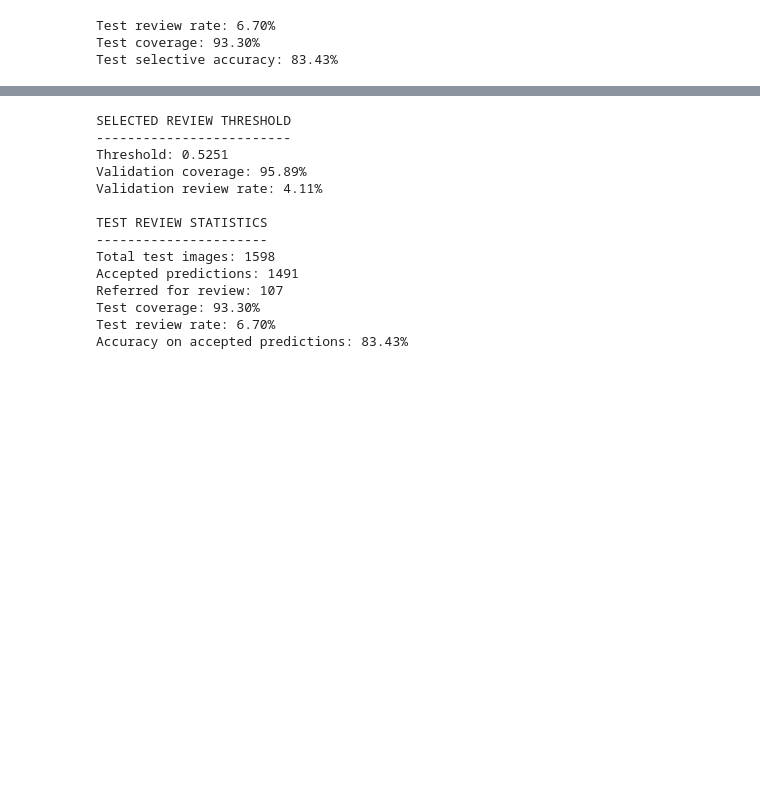
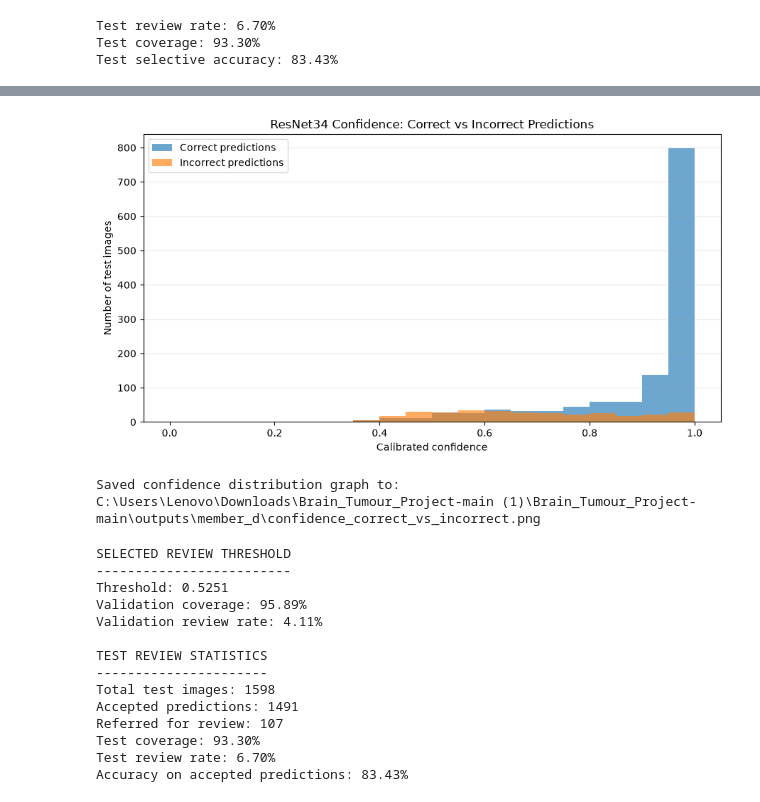
Before and after one commit to Tej876/Brain_Tumour_Project, a Jupyter notebook: notebooks/05_Member_D_Confidence_Evaluation.ipynb, the cells around one changed output, grey strips where cells are left out. Cells and saved outputs as stored; diff of their text form; code cells hidden in the pictures; blank space fills up the shorter version.

Commit message:
Add Member D confidence evaluation and graphs

```diff
--- a/notebooks/05_Member_D_Confidence_Evaluation.ipynb
+++ b/notebooks/05_Member_D_Confidence_Evaluation.ipynb
@@ -537,3 +612,55 @@ Saved review warnings successfully.
+# %%
+
+# MEMBER D: CONFIDENCE DISTRIBUTION FOR CORRECT VS INCORRECT PREDICTIONS
+
+import matplotlib.pyplot as plt
+import numpy as np
+
+# Determine whether each ResNet34 prediction is correct
+correct_mask = (
+    resnet["label"].to_numpy()
+    == resnet["predicted_label"].to_numpy()
+)
+
+# Separate calibrated confidence scores
+correct_confidence = test_conf[correct_mask]
+incorrect_confidence = test_conf[~correct_mask]
+
+# Plot the distributions
+plt.figure(figsize=(9, 5))
+
+plt.hist(
+    correct_confidence,
+    bins=np.linspace(0, 1, 21),
+    alpha=0.65,
+    label="Correct predictions"
+)
+
+plt.hist(
+    incorrect_confidence,
+    bins=np.linspace(0, 1, 21),
+    alpha=0.65,
+    label="Incorrect predictions"
+)
+
+plt.xlabel("Calibrated confidence")
+plt.ylabel("Number of test images")
+plt.title("ResNet34 Confidence: Correct vs Incorrect Predictions")
+plt.legend()
+plt.grid(axis="y", alpha=0.25)
+plt.tight_layout()
+
+# Save the graph
+confidence_chart = (
+    member_d_dir / "confidence_correct_vs_incorrect.png"
+)
+plt.savefig(confidence_chart, dpi=200, bbox_inches="tight")
+plt.show()
+
+print("Saved confidence distribution graph to:", confidence_chart)
+# %% [output]
+[figure, added]
+Saved confidence distribution graph to: C:\Users\Lenovo\Downloads\Brain_Tumour_Project-main (1)\Brain_Tumour_Project-main\outputs\member_d\confidence_correct_vs_incorrect.png
 # %%
 
 print("SELECTED REVIEW THRESHOLD")
```
Also changed, not shown: parts of 5 cells of this notebook, 4 other files.
